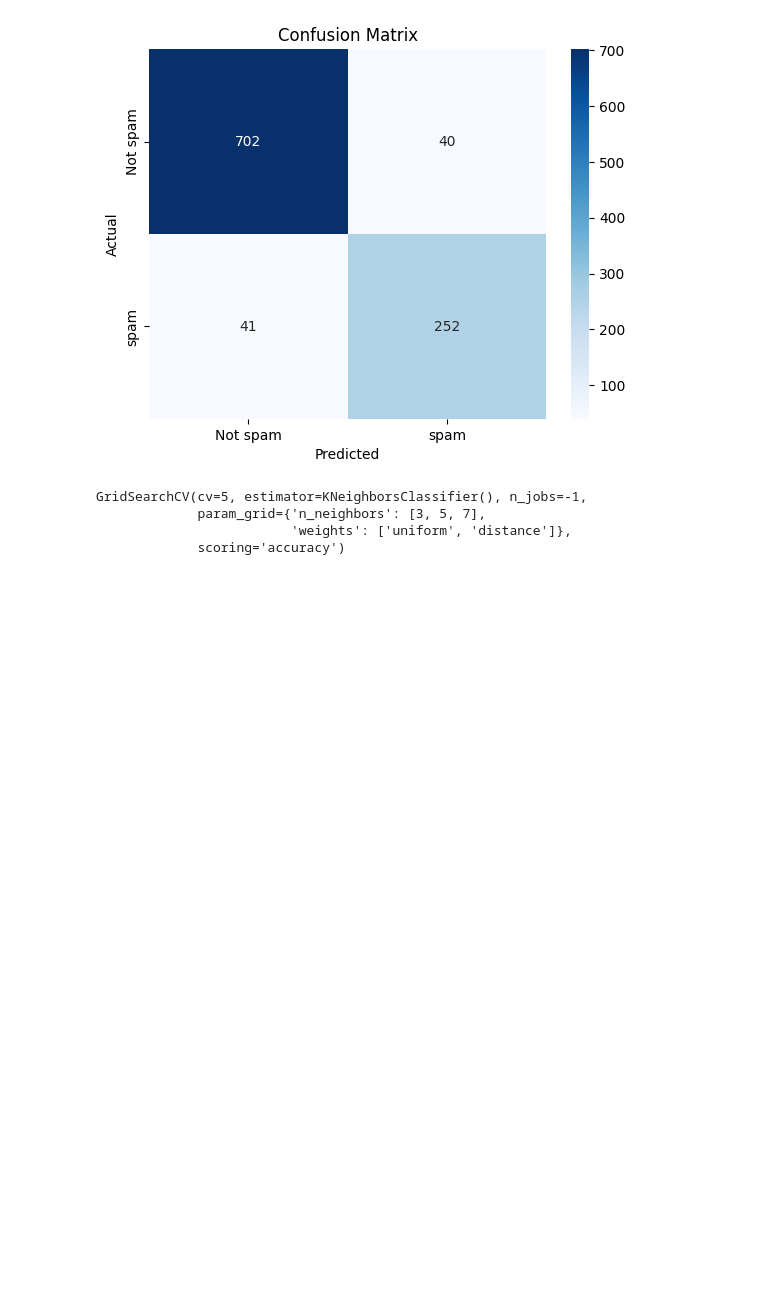
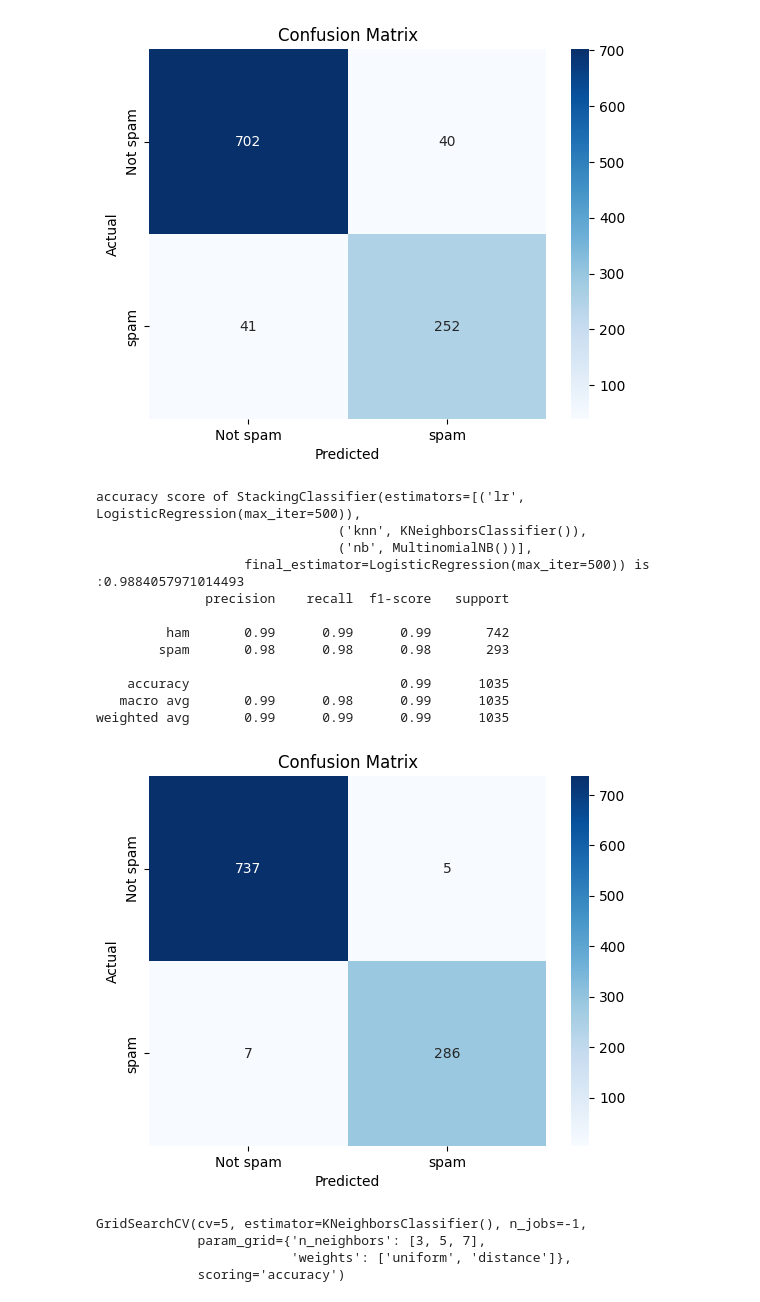
Before and after one commit to raniamaamer/spam-email-detection, a Jupyter notebook: spam detection.ipynb, the cells around one changed output. Saved outputs shown, nothing was run; the diff lists cells and outputs as text; code cells hidden in the pictures; blank space fills up the shorter version.

```diff
--- a/spam detection.ipynb
+++ b/spam detection.ipynb
@@ -373,6 +394,22 @@ accuracy score of AdaBoostClassifier() is :0.9217391304347826
    macro avg       0.90      0.90      0.90      1035
 weighted avg       0.92      0.92      0.92      1035
 [figure]
+# %%
+train_test_model(stacking_model)
+# %% [output]
+accuracy score of StackingClassifier(estimators=[('lr', LogisticRegression(max_iter=500)),
+                               ('knn', KNeighborsClassifier()),
+                               ('nb', MultinomialNB())],
+                   final_estimator=LogisticRegression(max_iter=500)) is :0.9884057971014493
+              precision    recall  f1-score   support
+
+         ham       0.99      0.99      0.99       742
+        spam       0.98      0.98      0.98       293
+
+    accuracy                           0.99      1035
+   macro avg       0.99      0.98      0.99      1035
+weighted avg       0.99      0.99      0.99      1035
+[figure, added]
 # %%
 param_grid_dt = {'max_depth': [10, 20, 30], 'criterion': ['gini', 'entropy']}
 param_grid_rf = {'n_estimators': [50, 100, 200], 'max_depth': [10, 20, 30]}
```
Also changed, not shown: parts of 8 cells of this notebook.
